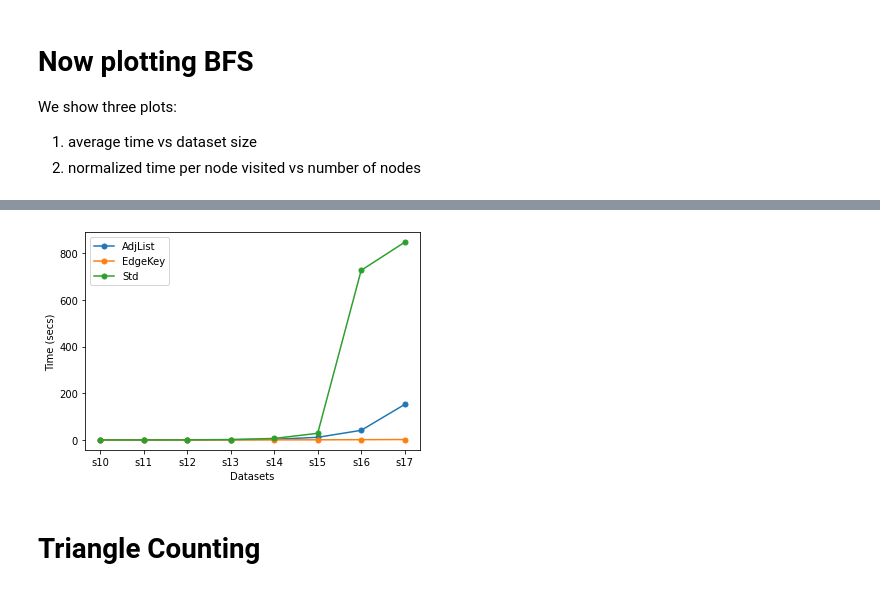
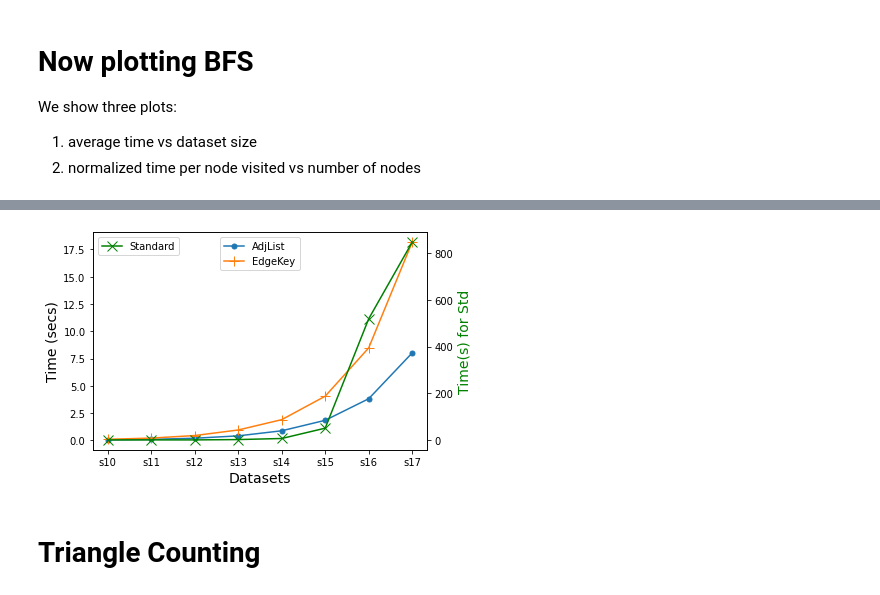
Before and after one commit to ubc-systopia/margraphita, a Jupyter notebook: outputs/plots/Plots.ipynb, the cells around one changed output, grey strips where cells are left out. Saved outputs shown, nothing was run; the diff lists cells and outputs as text; code cells hidden in the pictures.

Commit message:
Changed the notebook for plotting BFS normalized times and other charts with new datapoints

```diff
--- a/outputs/plots/Plots.ipynb
+++ b/outputs/plots/Plots.ipynb
@@ -218,13 +204,13 @@ print(adj_average_bfs_times_arr)
 # %%
 #Ekey BFS <-- WRONG NUMBERS CLEARLY
 ekey_average_bfs_times_arr = []
-
+ekey_normalized_time = []
 column_names = ["#db_name", "benchmark", "starting_node_id", "num_visited", "sum_out_deg", "time_taken_usecs"
 ]
 
 for scale in range(10,18):
     norm_time = []
-    filename = "/Users/Puneet89/scratch/margraphita/outputs/benchmarks/ekey_rd_s"+ str(scale) + "_e8_bfs.csv"
+    filename = "/Users/Puneet89/scratch/margraphita/outputs/ekey_rd_s"+ str(scale) + "_e8_bfs.csv"
     print(filename)
     kron_time = pd.read_csv(filename, names=column_names,skiprows=1)
     #avg time
@@ -232,6 +218,8 @@ for scale in range(10,18):
     visited_array = kron_time['num_visited'].to_numpy()
     avg_time = np.mean(time_array)
     ekey_average_bfs_times_arr.append(avg_time*1e-6)
+    ekey_normalized_time.append(np.mean(np.divide(time_array , visited_array))*1e-6)
 
 print(ekey_average_bfs_times_arr)
+print(ekey_normalized_time)
 # %% [output]
@@ -275,0 +274,18 @@ print(std_average_bfs_times_arr)
+# %%
+x = []
+for i in range(10,18):
+    x.append("s"+str(i))
+
+fig,ax = plt.subplots()
+ax.plot(x, adj_normalized_time, label='AdjList', marker=".", markersize=10)
+ax.plot(x, ekey_normalized_time, label='EdgeKey', marker="+", markersize=10)
+#ax.plot(x, std_normalized_time, label='Standard', marker=".", markersize=10)
+ax2 = ax.twinx()
+ax2.plot(x,std_normalized_time, label='Standard', marker="x", markersize=10, color='g')
+ax.set_ylabel('Normalized Time(s)',fontsize=14)
+ax2.set_ylabel('Normalized Time(s) for Std', color='g',fontsize=14)
+
+ax.set_xlabel('Datasets',fontsize=14)
+ax.legend(loc='upper center')
+ax2.legend(loc='upper left')
+plt.savefig('/Users/Puneet89/Documents/rpe_doc/fig/bfs_norm_time.pdf', bbox_inches='tight')
@@ -276,24 +294,23 @@ print(std_average_bfs_times_arr)
 # %%
 x = []
 for i in range(10,18):
     x.append("s"+str(i))
 
+fig,ax = plt.subplots()
+ax.plot(x, adj_average_bfs_times_arr, label='AdjList', marker=".", markersize=10)
+ax.plot(x, ekey_average_bfs_times_arr, label='EdgeKey', marker="+", markersize=10)
 
-adj_line, = plt.plot(x, adj_average_bfs_times_arr, marker=".", markersize=10)
-adj_line.set_label('AdjList')
+ax2 = ax.twinx()
+ax2.plot(x,std_average_bfs_times_arr, label='Standard', marker="x", markersize=10, color='g')
+ax.set_ylabel('Time (secs)',fontsize=14)
+ax2.set_ylabel('Time(s) for Std', color='g',fontsize=14)
 
-ekey_line, = plt.plot(x, ekey_average_bfs_times_arr, marker=".", markersize=10)
-ekey_line.set_label('EdgeKey')
-
-std_line, = plt.plot(x, std_average_bfs_times_arr, marker=".", markersize=10)
-std_line.set_label('Std')
-
-plt.legend()
-plt.xlabel('Datasets')
-plt.ylabel('Time (secs)')
+ax.set_xlabel('Datasets',fontsize=14)
+ax.legend(loc='upper center')
+ax2.legend(loc='upper left')
 plt.savefig('/Users/Puneet89/Documents/rpe_doc/fig/bfs_avg_time.pdf', bbox_inches='tight')
 # %% [output]
-[figure, old version]
+[figure, new version]
 # %% [markdown]
    # Triangle Counting
 # %%
```
Also changed, not shown: parts of 10 cells of this notebook, 1 other file.
